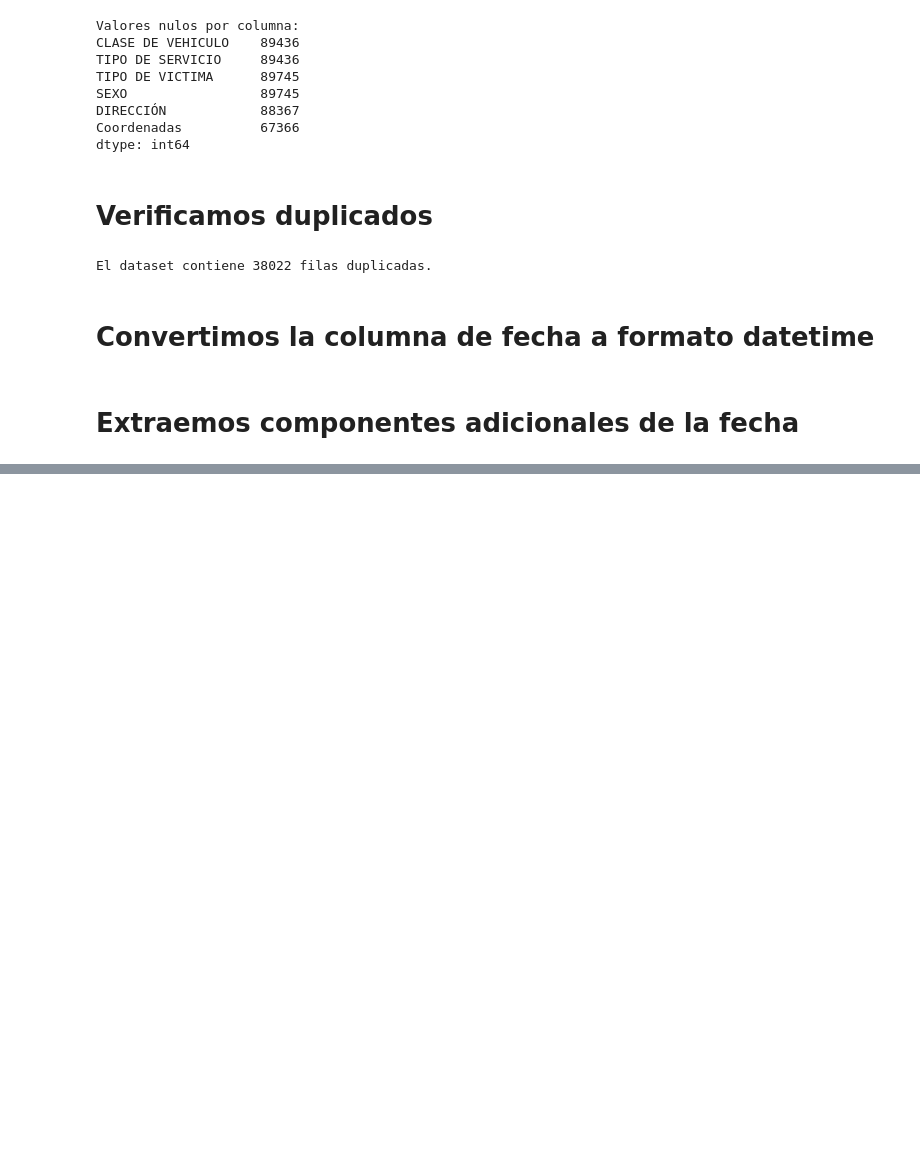
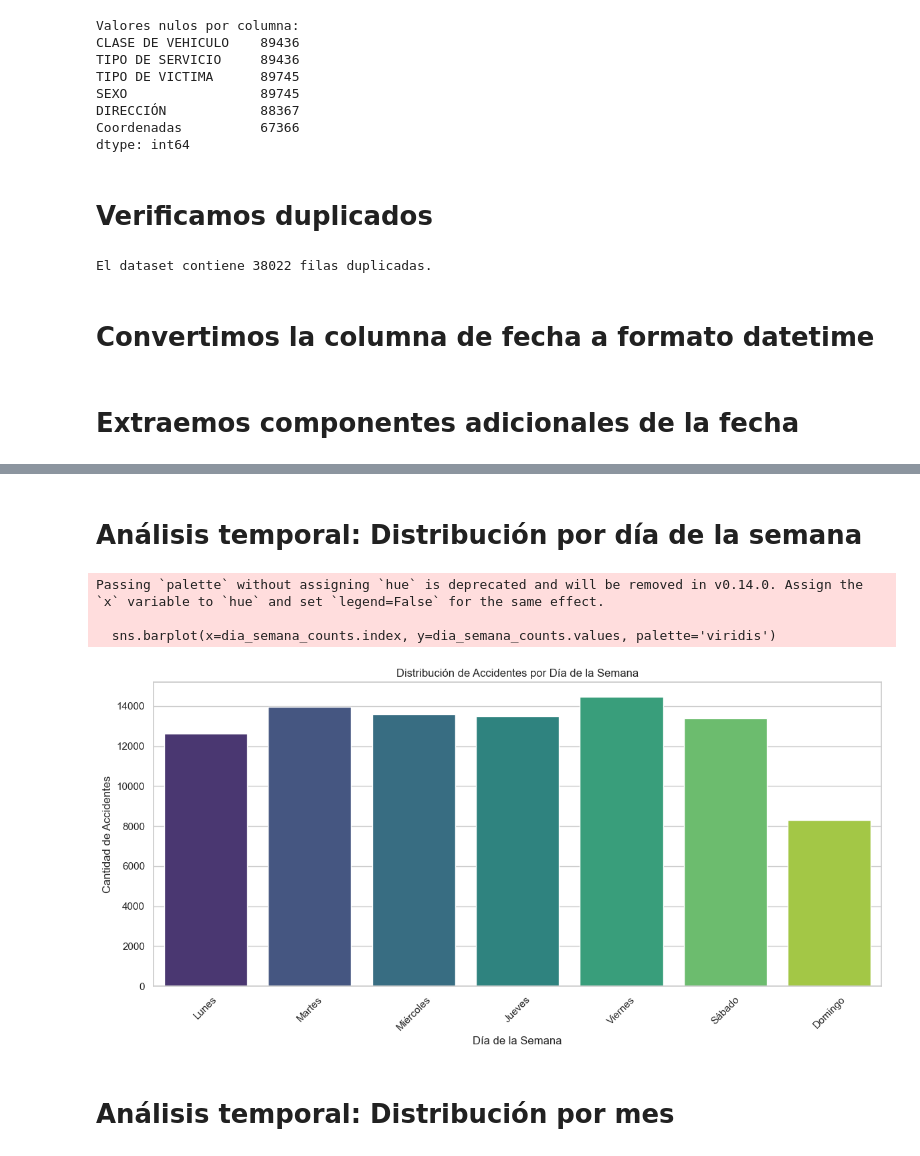
Before and after one commit to dandresgranados/Bootcamp-Kodigo-Tareas, a Jupyter notebook: Tarea1.ipynb, the cells around one changed output, grey strips where cells are left out. Drawn from its saved outputs; the diff is of its cells as text; code cells hidden in the pictures; blank space fills up the shorter version.

```diff
--- a/Tarea1.ipynb
+++ b/Tarea1.ipynb
@@ -110,0 +281,22 @@ df['DIA_MES'] = df['FECHA'].dt.day
+# %% [markdown]
+# Análisis temporal: Distribución por día de la semana
+# %%
+dia_semana_counts = df['DÍA DE LA SEMANA'].value_counts()
+orden_dias = ['Lunes', 'Martes', 'Miércoles', 'Jueves', 'Viernes', 'Sábado', 'Domingo']
+dias_presentes = [dia for dia in orden_dias if dia in dia_semana_counts.index]
+dia_semana_counts = dia_semana_counts.reindex(dias_presentes)
+plt.figure(figsize=(12, 6))
+sns.barplot(x=dia_semana_counts.index, y=dia_semana_counts.values, palette='viridis')
+plt.title('Distribución de Accidentes por Día de la Semana')
+plt.xlabel('Día de la Semana')
+plt.ylabel('Cantidad de Accidentes')
+plt.xticks(rotation=45)
+plt.tight_layout()
+plt.show()
+# %% [output]
+Passing `palette` without assigning `hue` is deprecated and will be removed in v0.14.0. Assign the `x` variable to `hue` and set `legend=False` for the same effect.
+
+  sns.barplot(x=dia_semana_counts.index, y=dia_semana_counts.values, palette='viridis')
+[figure, added]
+# %% [markdown]
+# Análisis temporal: Distribución por mes
```
Also changed, not shown: parts of 34 cells of this notebook.
